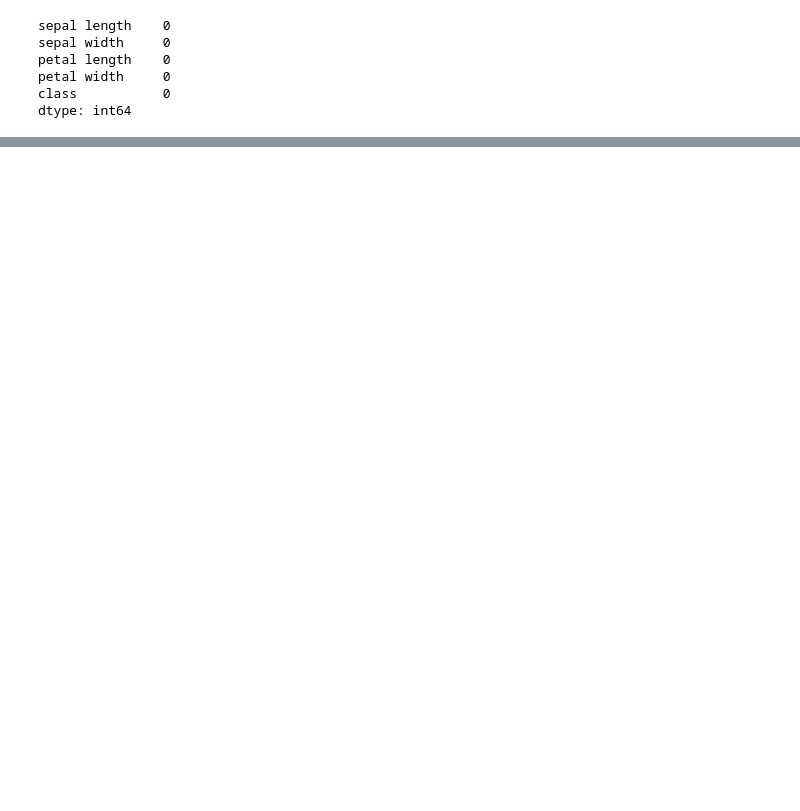
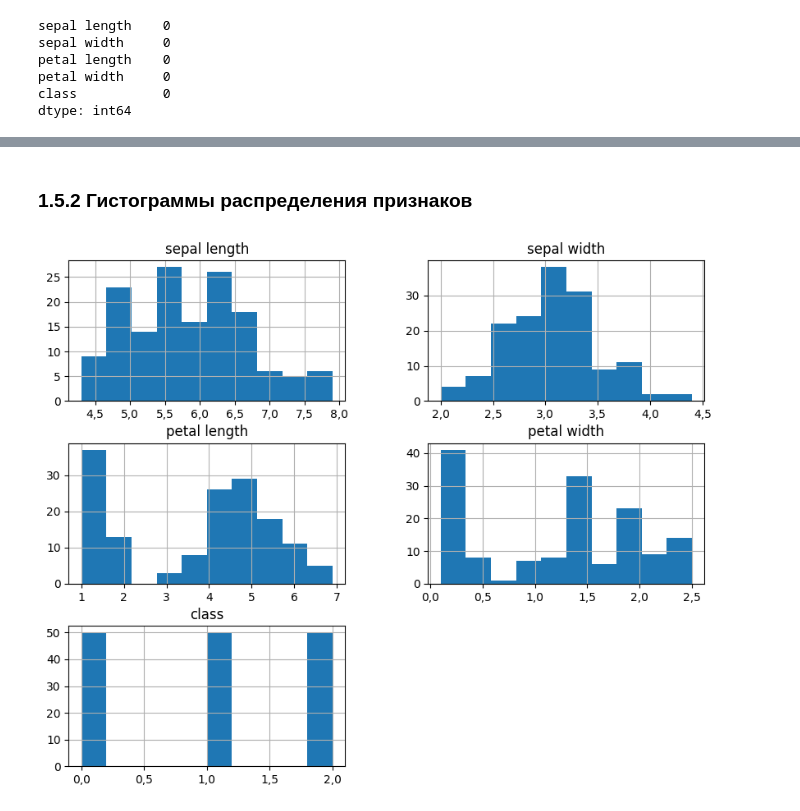
Before and after one commit to Ackrome/Course-work-TabFPN, a Jupyter notebook: work.ipynb, the cells around one changed output, grey strips where cells are left out. Drawn from its saved outputs; the diff is of its cells as text; code cells hidden in the pictures; blank space fills up the shorter version.

```diff
--- a/work.ipynb
+++ b/work.ipynb
@@ -679,0 +227,9 @@ results
+# %% [markdown]
+### 1.5.2 Гистограммы распределения признаков
+# %%
+import matplotlib.pyplot as plt
+
+df.hist(figsize=(10, 8))
+plt.show()
+# %% [output]
+[figure, added]
```
Also changed, not shown: parts of 313 cells of this notebook, 10 other files.
